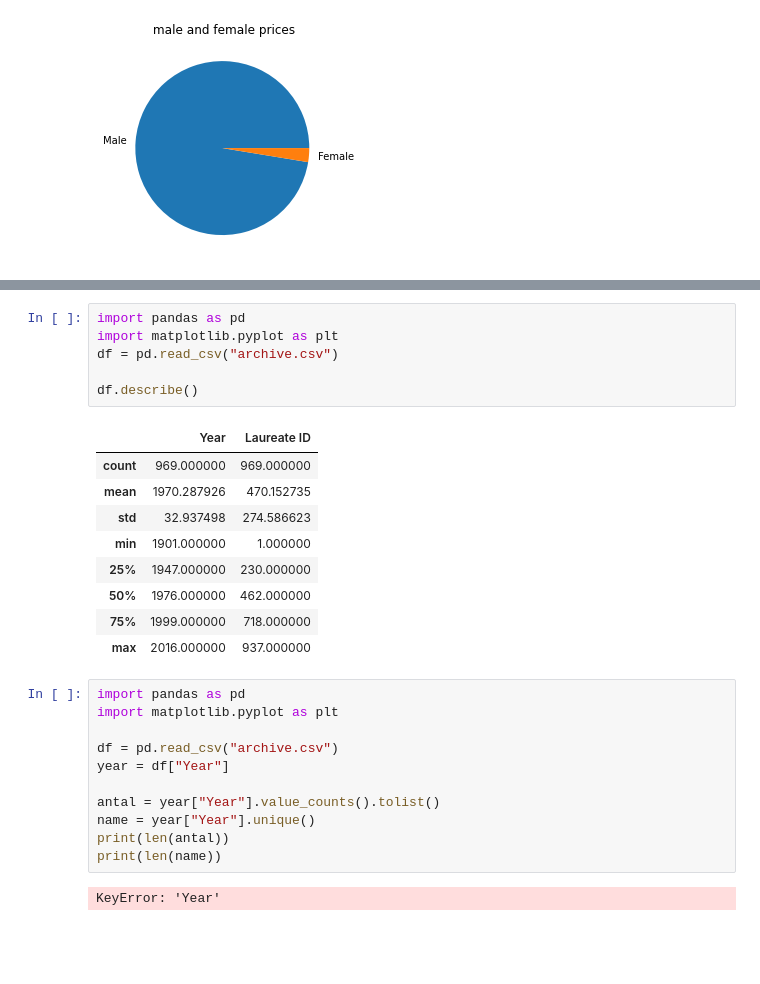
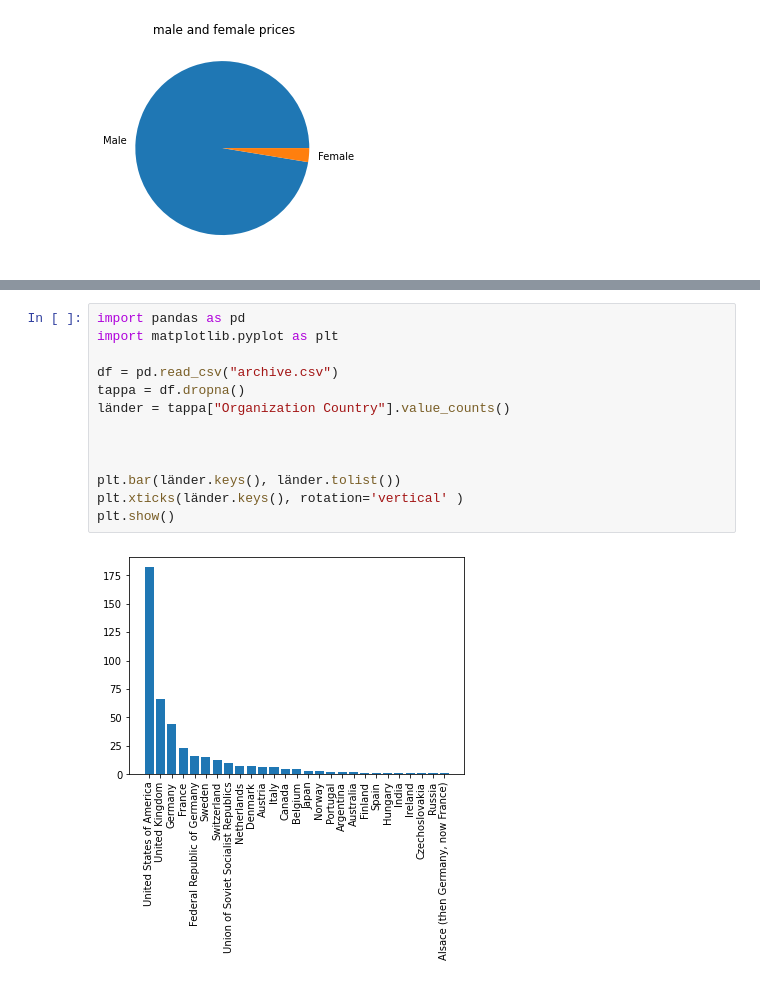
Before and after one commit to Mohammadreza324/Mohammmadreza-Sharifi-19c, a Jupyter notebook: programmeing-i-verklig/pandas/panda.ipynb, the cells around one changed output, grey strips where cells are left out. Drawn from its saved outputs; the diff is of its cells as text; blank space fills up the shorter version.

```diff
--- a/programmeing-i-verklig/pandas/panda.ipynb
+++ b/programmeing-i-verklig/pandas/panda.ipynb
@@ -192,29 +197,15 @@ plt.show()
 # %%
 import pandas as pd
 import matplotlib.pyplot as plt
+
 df = pd.read_csv("archive.csv")
+tappa = df.dropna()
+länder = tappa["Organization Country"].value_counts()
 
-df.describe()
+
+
+plt.bar(länder.keys(), länder.tolist())
+plt.xticks(länder.keys(), rotation='vertical' )
+plt.show()
 # %% [output]
-|  | Year | Laureate ID |
-| count | 969.000000 | 969.000000 |
-| mean | 1970.287926 | 470.152735 |
-| std | 32.937498 | 274.586623 |
-| min | 1901.000000 | 1.000000 |
-| 25% | 1947.000000 | 230.000000 |
-| 50% | 1976.000000 | 462.000000 |
-| 75% | 1999.000000 | 718.000000 |
-| max | 2016.000000 | 937.000000 |
+[figure, added]
-# %%
-import pandas as pd
-import matplotlib.pyplot as plt
-
-df = pd.read_csv("archive.csv")
-year = df["Year"]
-
-antal = year["Year"].value_counts().tolist()
-name = year["Year"].unique()
-print(len(antal))
-print(len(name))
-# %% [output]
-KeyError: 'Year'
```
Also changed, not shown: parts of 4 cells of this notebook, 5 other files.
